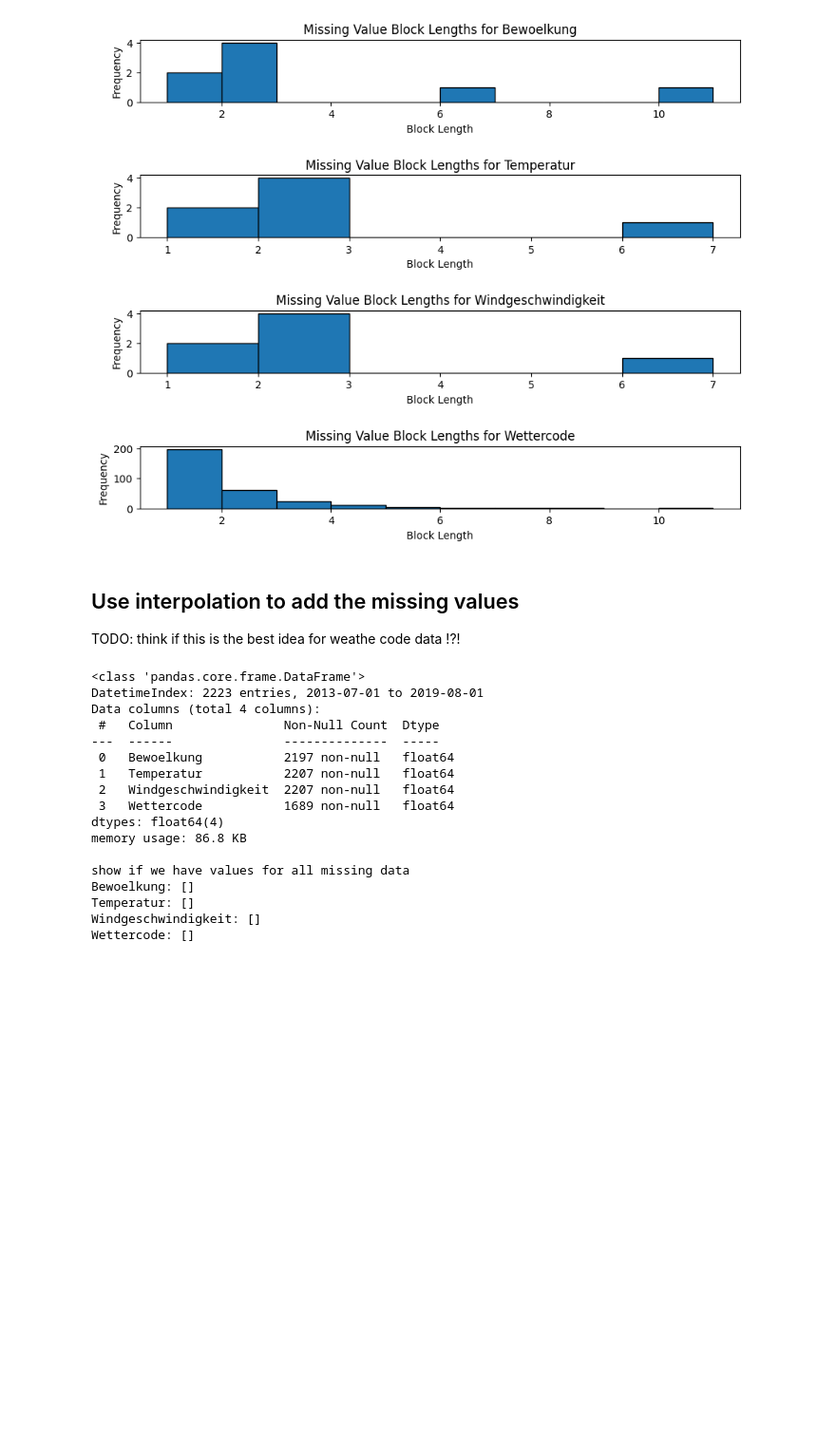
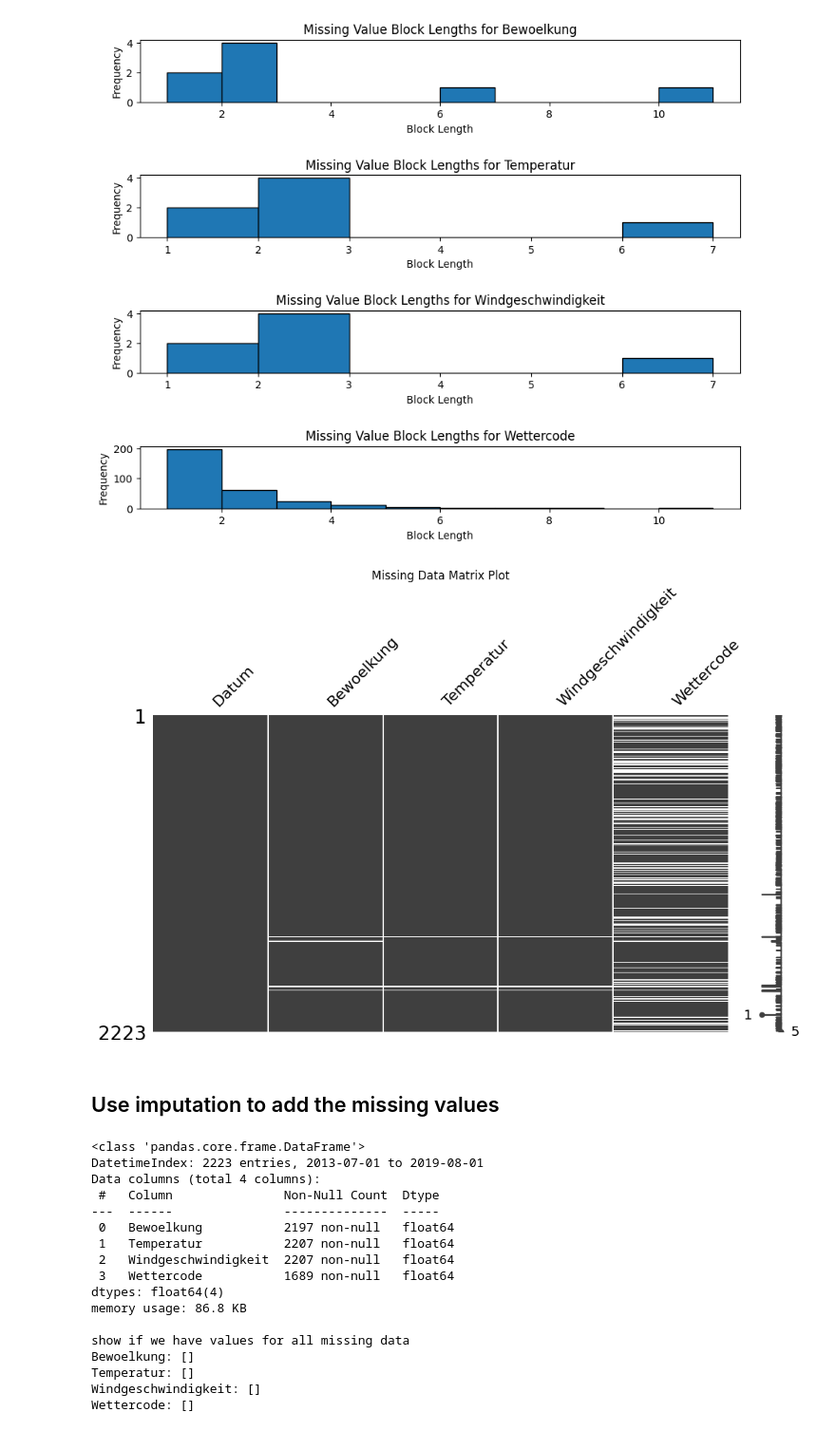
Before and after one commit to sebkrueger/bakery__sales_prediction_ml_project, a Jupyter notebook: 0_DataPreparation/prepare_weather_data.ipynb, the cells around one changed output. Shown: that part at 95% size. Cells and saved outputs as stored; diff of their text form; code cells hidden in the pictures; blank space fills up the shorter version.

```diff
--- a/0_DataPreparation/prepare_weather_data.ipynb
+++ b/0_DataPreparation/prepare_weather_data.ipynb
@@ -132,10 +133,15 @@ Temperatur: [1, 2, 2, 6, 2, 2, 1]
 Windgeschwindigkeit: [1, 2, 2, 6, 2, 2, 1]
 Wettercode: [1, 3, 1, 2, 3, 8, 1, 1, 4, 1, 1, 3, 3, 4, 1, 2, 1, 1, 3, 1, 2, 1, 2, 1, 2, 2, 1, 1, 1, 1, 4, 1, 1, 1, 1, 1, 1, 1, 1, 1, 1, 1, 1, 4, 4, 3, 1, 2, 1, 2, 1, 3, 5, 5, 1, 3, 1, 3, 3, 3, 3, 2, 2 ...
 [figure]
+# %%
+# Matrix plot of missing data
+msno.matrix(prepared_weather_data, figsize=(12, 6))
+plt.title('Missing Data Matrix Plot')
+plt.show()
+# %% [output]
+[figure, added]
 # %% [markdown]
-## Use interpolation to add the missing values
-
-TODO: think if this is the best idea for weathe code data !?!
+## Use imputation to add the missing values
 # %%
 # Important to explicit set index, take care it remove the Datum column
 prepared_weather_data.set_index('Datum', inplace=True)
```
Also changed, not shown: parts of 3 cells of this notebook, 7 other files.
